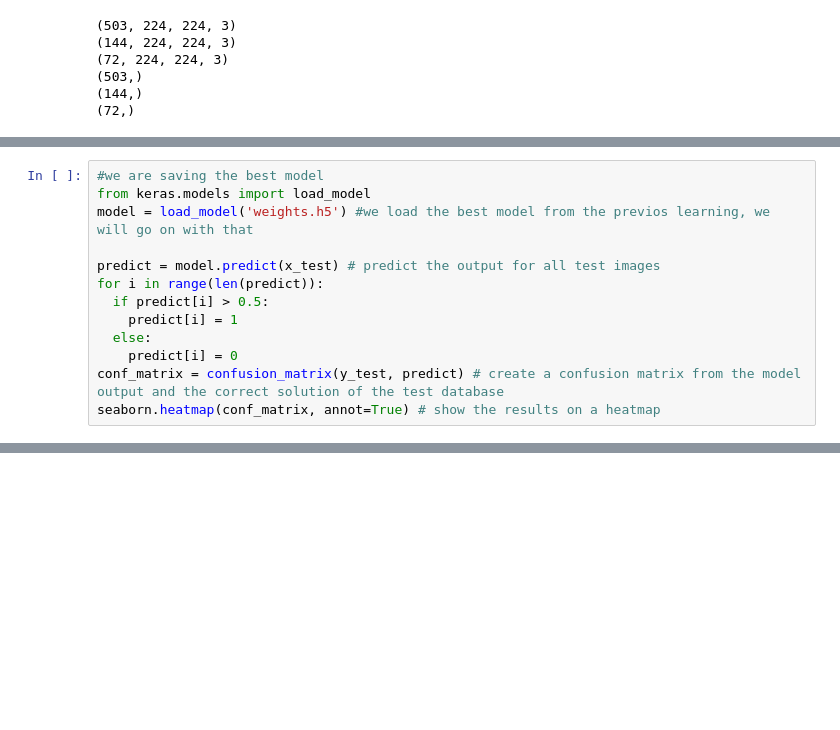
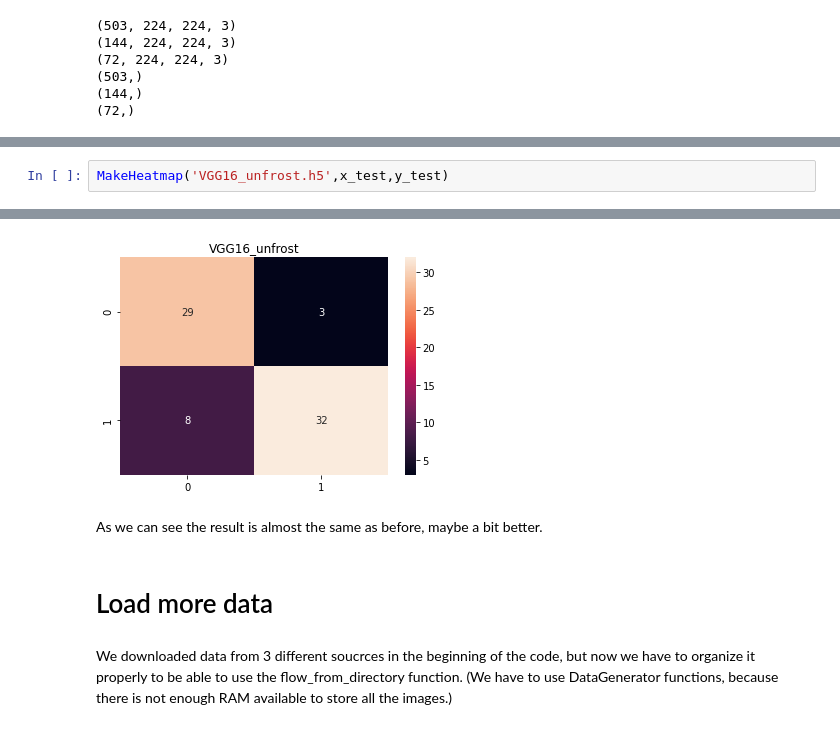
Before and after one commit to balszeg/Deep_learning_uniproject, a Jupyter notebook: Semester_project.ipynb, the cells around one changed output, grey strips where cells are left out. Drawn from its saved outputs; the diff is of its cells as text; blank space fills up the shorter version.

```diff
--- a/Semester_project.ipynb
+++ b/Semester_project.ipynb
@@ -266,13 +245,0 @@ Epoch 00040: val_loss did not improve from 0.41959
-# %%
-#we are saving the best model
-from keras.models import load_model
-model = load_model('weights.h5') #we load the best model from the previos learning, we will go on with that
-
-predict = model.predict(x_test) # predict the output for all test images
-for i in range(len(predict)):
-  if predict[i] > 0.5:
-    predict[i] = 1
-  else:
-    predict[i] = 0
-conf_matrix = confusion_matrix(y_test, predict) # create a confusion matrix from the model output and the correct solution of the test database
-seaborn.heatmap(conf_matrix, annot=True) # show the results on a heatmap
@@ -283,0 +829,3 @@ We can see the pretrained network gave us much better results
+# %%
+MakeHeatmap('VGG16_unfrost.h5',x_test,y_test)
+# %% [output]
@@ -283,0 +833,7 @@ We can see the pretrained network gave us much better results
+[figure, added]
+# %% [markdown]
+As we can see the result is almost the same as before, maybe a bit better.
+# %% [markdown]
+# Load more data
+# %% [markdown]
+We downloaded data from 3 different soucrces in the beginning of the code, but now we have to organize it properly to be able to use the flow_from_directory function. (We have to use DataGenerator functions, because there is not enough RAM available to store all the images.)
```
Also changed, not shown: parts of 91 cells of this notebook.
